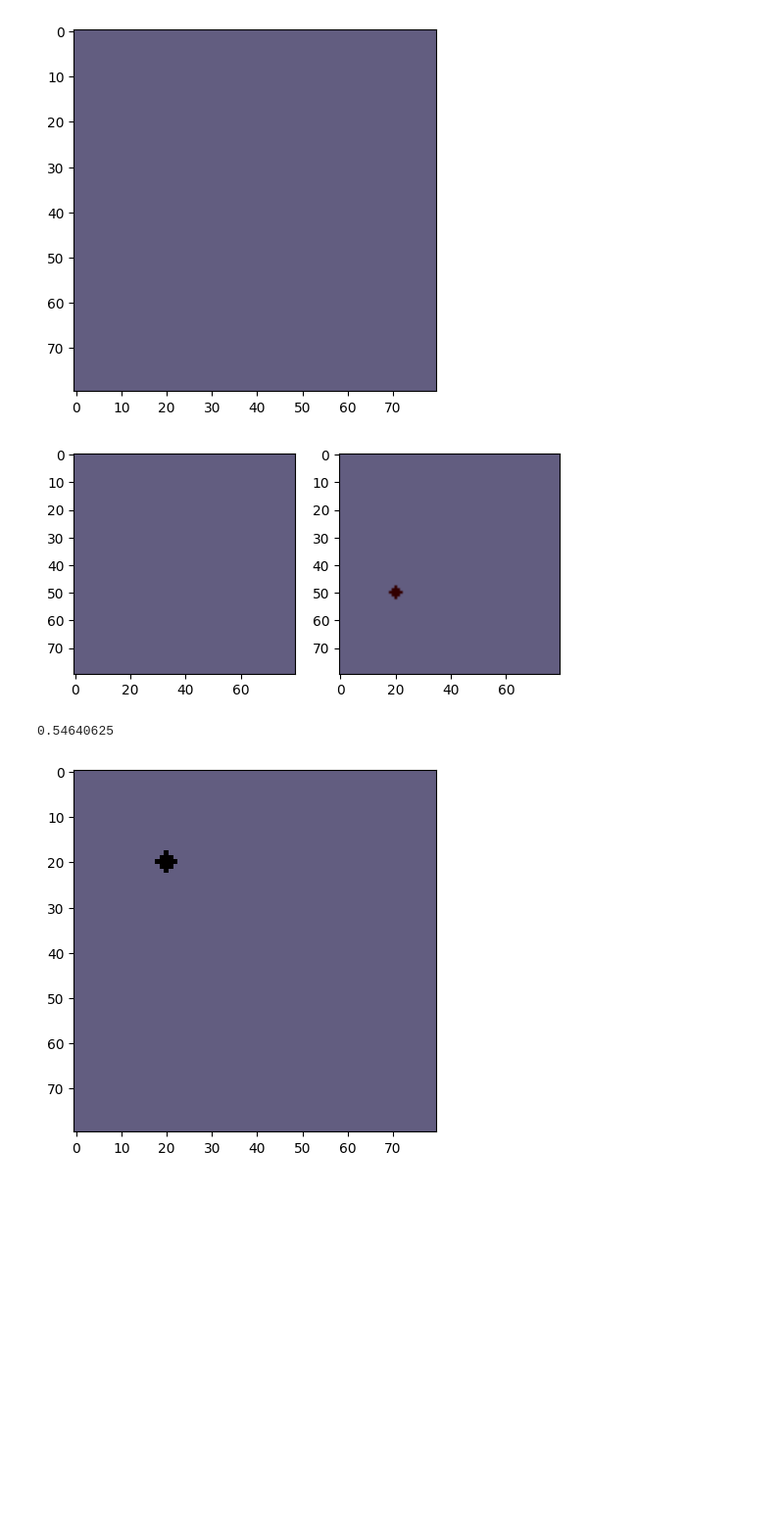
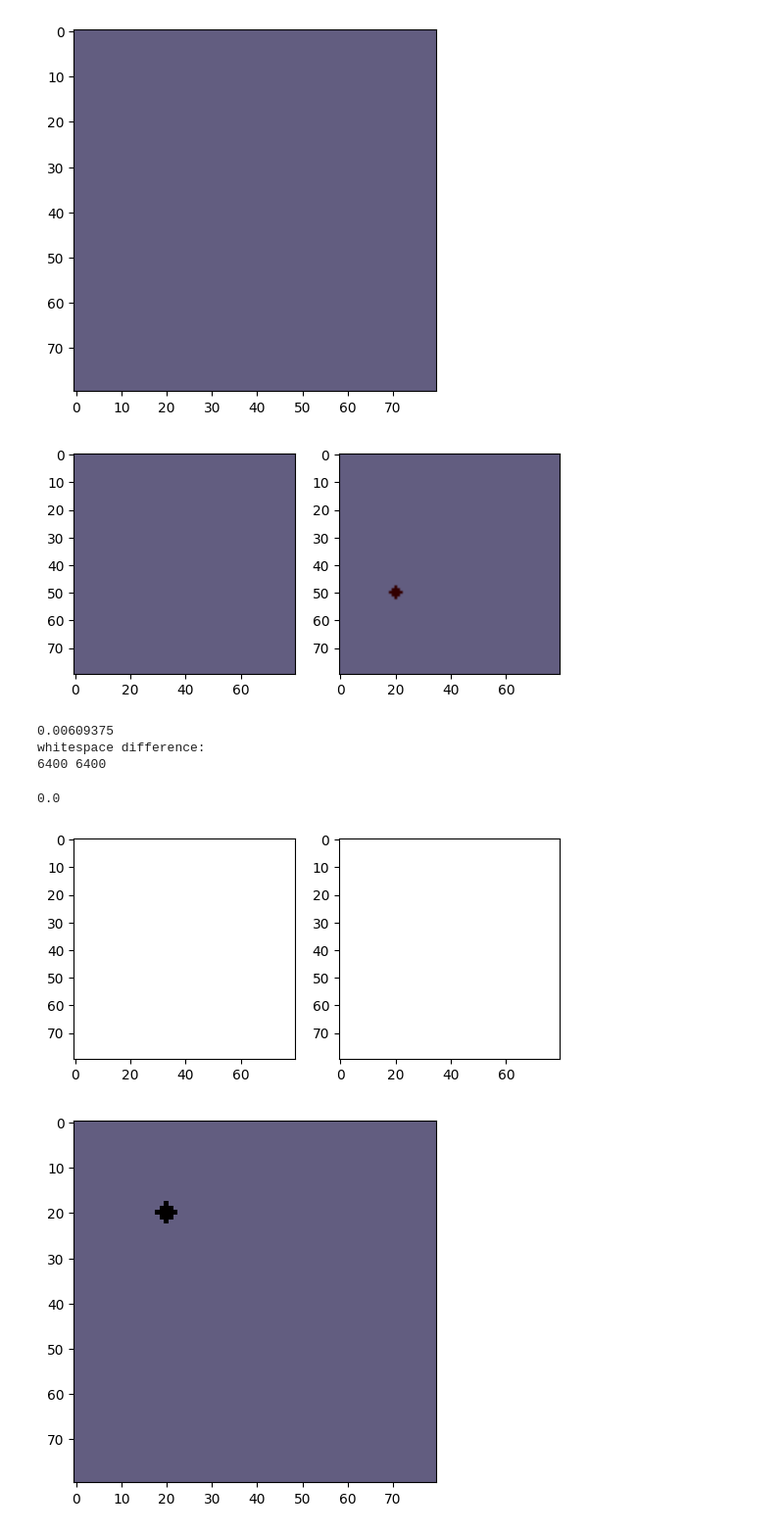
Before and after one commit to DavidParedes2021/Optimization, a Jupyter notebook: 09 - imagesWithCircles/imagesWithCircles.ipynb, the cells around one changed output. Shown at 98% size. Cells and saved outputs as stored; diff of their text form; code cells hidden in the pictures; blank space fills up the shorter version.

```diff
--- a/09 - imagesWithCircles/imagesWithCircles.ipynb
+++ b/09 - imagesWithCircles/imagesWithCircles.ipynb
@@ -51,17 +51,46 @@ def image_difference(img1, img2):
     total_pixels = np.prod(img1.shape[:2])
 
     # Calculate the percentage of differing pixels
-    # differing_pixels = np.count_nonzero(diff)
-    # percentage = (differing_pixels / total_pixels)
+    differing_pixels = np.count_nonzero(diff)
+    percentage = (differing_pixels / total_pixels)
 
-    percentage = np.sum(diff)/total_pixels
+    # percentage = np.sum(diff)/total_pixels
 
     return percentage
 
-def target_func(ind,curr_img, image_obj):
+def whitespace_difference(refImage, generatedImage,
+    thresh=200, type=cv2.THRESH_BINARY_INV, _print=False
+):
+  # Ensure both images have the same dimensions
+  if refImage.shape != generatedImage.shape:
+    raise ValueError("Both images must have the same dimensions")
+
+  ref_bw = cv2.cvtColor(refImage,       cv2.COLOR_BGR2GRAY)
+  gen_bw = cv2.cvtColor(generatedImage, cv2.COLOR_BGR2GRAY)
+
+  _, ref_bw = cv2.threshold(ref_bw, thresh, 1, type)
+  _, gen_bw = cv2.threshold(gen_bw, thresh, 1, type)
+
+  ref_npixels = np.count_nonzero(ref_bw)
+  gen_npixels = np.count_nonzero(gen_bw)
+
+  # Check
+  if(_print):
+    print('whitespace difference:')
+    print(ref_npixels, gen_npixels)
+    plt.subplot(1,2,1)
+    plt.imshow(ref_bw,'gray',vmin=0,vmax=1)
+    plt.subplot(1,2,2)
+    plt.imshow(gen_bw,'gray',vmin=0,vmax=1)
+
+  return abs(1-gen_npixels/ref_npixels)
+
+def target_func(ind,curr_img, image_obj, RATIO:float=0.4):
     img_modified= draw_circle(curr_img,*ind)
 
-    return image_difference(curr_img, image_obj)
+    diff = image_difference(image_obj, img_modified)
+    w_diff = whitespace_difference(image_obj, img_modified)
+    return diff*RATIO + w_diff*(1-RATIO)
 # %%
 def show_img(img):
     plt.imshow(cv2.cvtColor(img, cv2.COLOR_BGR2RGB))
@@ -87,12 +116,17 @@ show_img(average_color_image)
 [figure]
 # %%
 ind = [20,50,2,0,0,50,1]
-img_c = draw_circle(average_color_image, *ind)
+img_c = draw_circle2(average_color_image, *ind)
 compare_imgs(average_color_image,img_c)
 print(image_difference(average_color_image, img_c))
+whitespace_difference(img_c, average_color_image, _print=True)
 # %% [output]
 [figure]
-0.54640625
+0.00609375
+whitespace difference:
+6400 6400
+0.0
+[figure, added]
 # %%
 # res =[average_color_image]
 img_w_circ = draw_circle(average_color_image, 20,20, 2, 0,0,50, 2)
```
Also changed, not shown: parts of 4 cells of this notebook, 1 other file.
